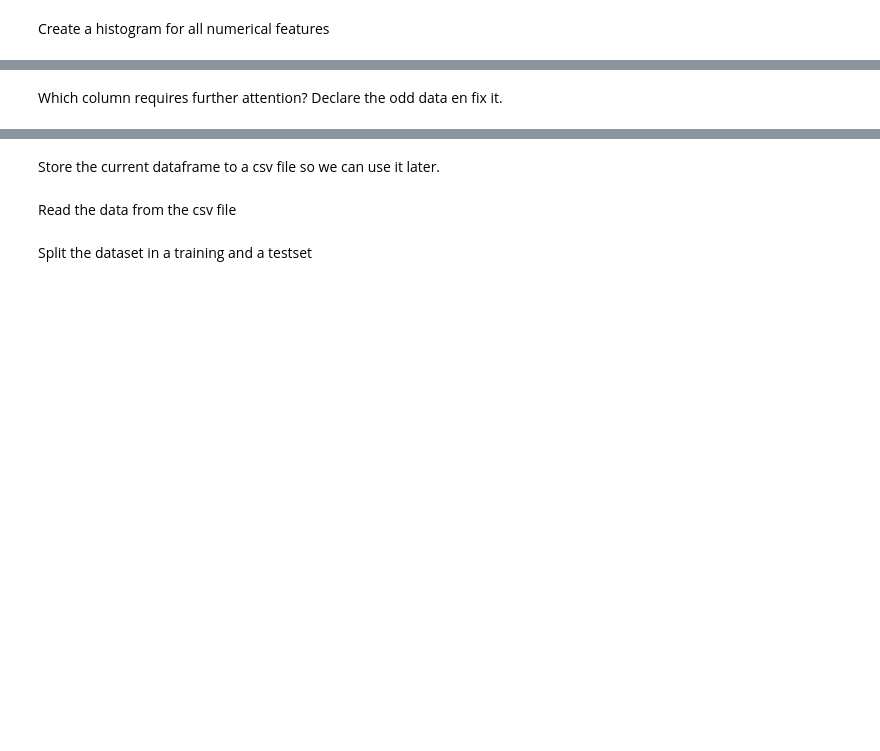
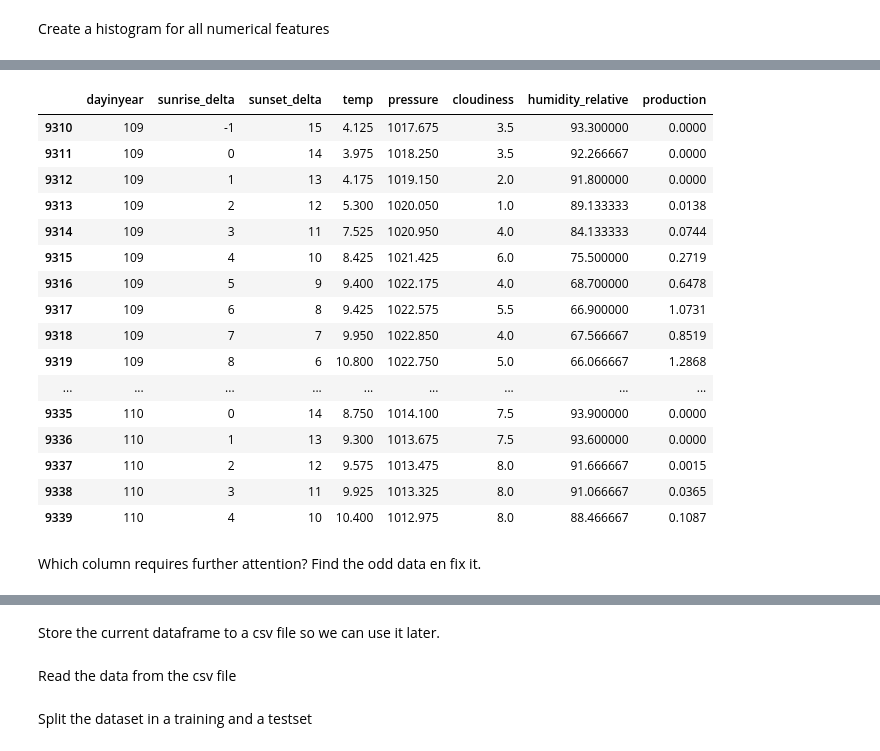
Before and after one commit to HOGENT-ML/course, a Jupyter notebook: 230-exercise_solar.ipynb, the cells around one changed output, grey strips where cells are left out. Cells and saved outputs as stored; diff of their text form; code cells hidden in the pictures; blank space fills up the shorter version.

```diff
--- a/230-exercise_solar.ipynb
+++ b/230-exercise_solar.ipynb
@@ -103,2 +295,22 @@ Create a histogram for all numerical features
+# %%
+all_final.tail(30)
+# %% [output]
+|  | dayinyear | sunrise_delta | sunset_delta | temp | pressure | cloudiness | humidity_relative | production |
+| 9310 | 109 | -1 | 15 | 4.125 | 1017.675 | 3.5 | 93.300000 | 0.0000 |
+| 9311 | 109 | 0 | 14 | 3.975 | 1018.250 | 3.5 | 92.266667 | 0.0000 |
+| 9312 | 109 | 1 | 13 | 4.175 | 1019.150 | 2.0 | 91.800000 | 0.0000 |
+| 9313 | 109 | 2 | 12 | 5.300 | 1020.050 | 1.0 | 89.133333 | 0.0138 |
+| 9314 | 109 | 3 | 11 | 7.525 | 1020.950 | 4.0 | 84.133333 | 0.0744 |
+| 9315 | 109 | 4 | 10 | 8.425 | 1021.425 | 6.0 | 75.500000 | 0.2719 |
+| 9316 | 109 | 5 | 9 | 9.400 | 1022.175 | 4.0 | 68.700000 | 0.6478 |
+| 9317 | 109 | 6 | 8 | 9.425 | 1022.575 | 5.5 | 66.900000 | 1.0731 |
+| 9318 | 109 | 7 | 7 | 9.950 | 1022.850 | 4.0 | 67.566667 | 0.8519 |
+| 9319 | 109 | 8 | 6 | 10.800 | 1022.750 | 5.0 | 66.066667 | 1.2868 |
+| ... | ... | ... | ... | ... | ... | ... | ... | ... |
+| 9335 | 110 | 0 | 14 | 8.750 | 1014.100 | 7.5 | 93.900000 | 0.0000 |
+| 9336 | 110 | 1 | 13 | 9.300 | 1013.675 | 7.5 | 93.600000 | 0.0000 |
+| 9337 | 110 | 2 | 12 | 9.575 | 1013.475 | 8.0 | 91.666667 | 0.0015 |
+| 9338 | 110 | 3 | 11 | 9.925 | 1013.325 | 8.0 | 91.066667 | 0.0365 |
+| 9339 | 110 | 4 | 10 | 10.400 | 1012.975 | 8.0 | 88.466667 | 0.1087 |
 # %% [markdown]
-Which column requires further attention? Declare the odd data en fix it.
+Which column requires further attention? Find the odd data en fix it.
```
Also changed, not shown: parts of 24 cells of this notebook, 5 other files.
